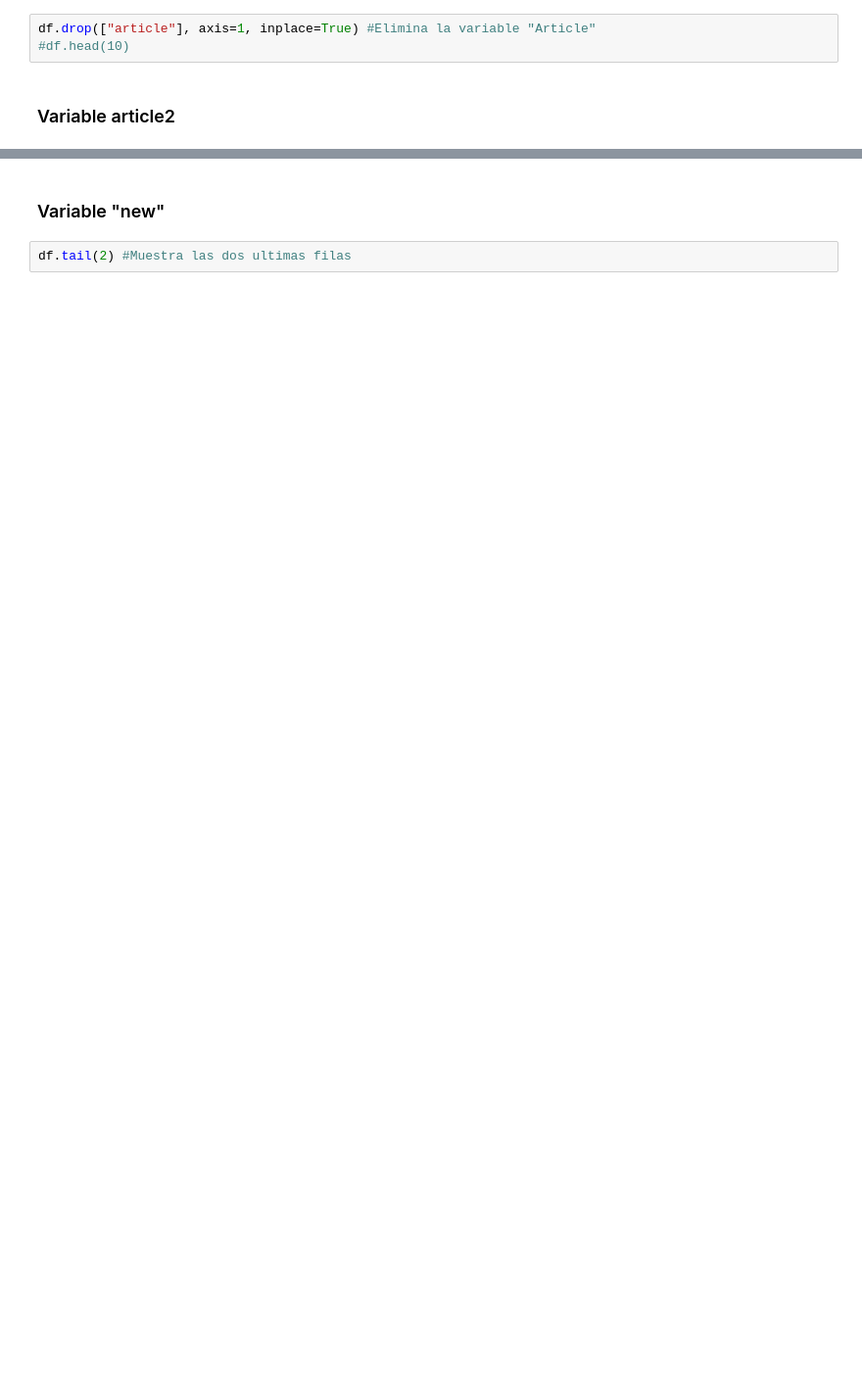
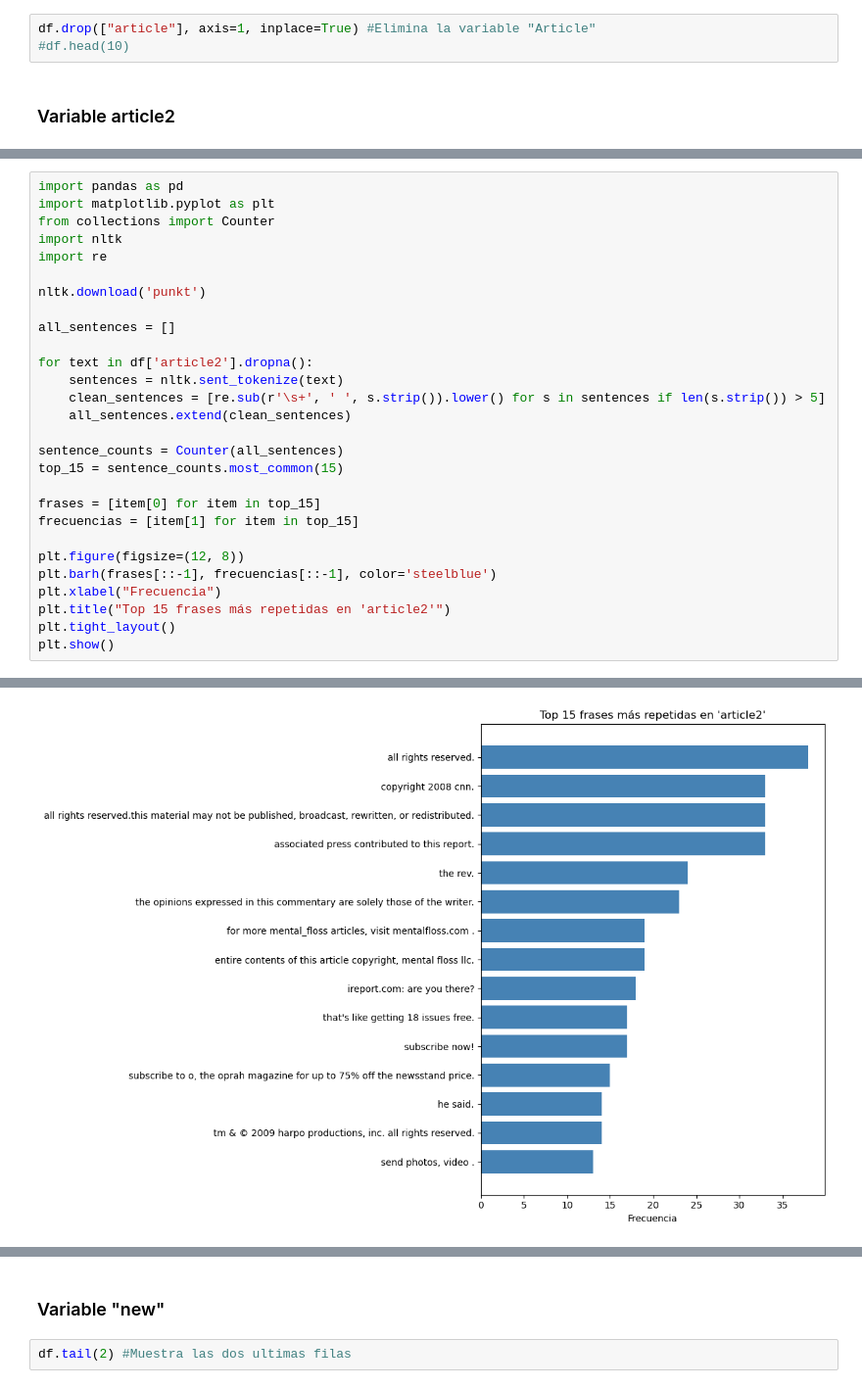
Before and after one commit to andressj1/Prueba-Tecnica, a Jupyter notebook: Copia_de_Prueba_Técnica.ipynb, the cells around one changed output, grey strips where cells are left out. Shown at 98% size. Drawn from its saved outputs; the diff is of its cells as text; blank space fills up the shorter version.

```diff
--- a/Copia_de_Prueba_Técnica.ipynb
+++ b/Copia_de_Prueba_Técnica.ipynb
@@ -157,0 +179,29 @@ df.head(5)
+# %%
+import pandas as pd
+import matplotlib.pyplot as plt
+from collections import Counter
+import nltk
+import re
+
+nltk.download('punkt')
+
+all_sentences = []
+
+for text in df['article2'].dropna():
+    sentences = nltk.sent_tokenize(text)
+    clean_sentences = [re.sub(r'\s+', ' ', s.strip()).lower() for s in sentences if len(s.strip()) > 5]
+    all_sentences.extend(clean_sentences)
+
+sentence_counts = Counter(all_sentences)
+top_15 = sentence_counts.most_common(15)
+
+frases = [item[0] for item in top_15]
+frecuencias = [item[1] for item in top_15]
+
+plt.figure(figsize=(12, 8))
+plt.barh(frases[::-1], frecuencias[::-1], color='steelblue')
+plt.xlabel("Frecuencia")
+plt.title("Top 15 frases más repetidas en 'article2'")
+plt.tight_layout()
+plt.show()
+# %% [output]
@@ -157,0 +211 @@ df.head(5)
+[figure, added]
```
Also changed, not shown: parts of 23 cells of this notebook, 2 other files.
